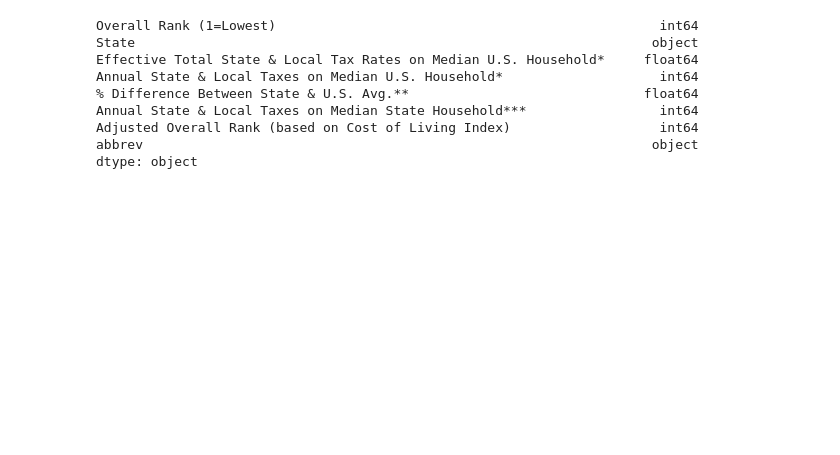
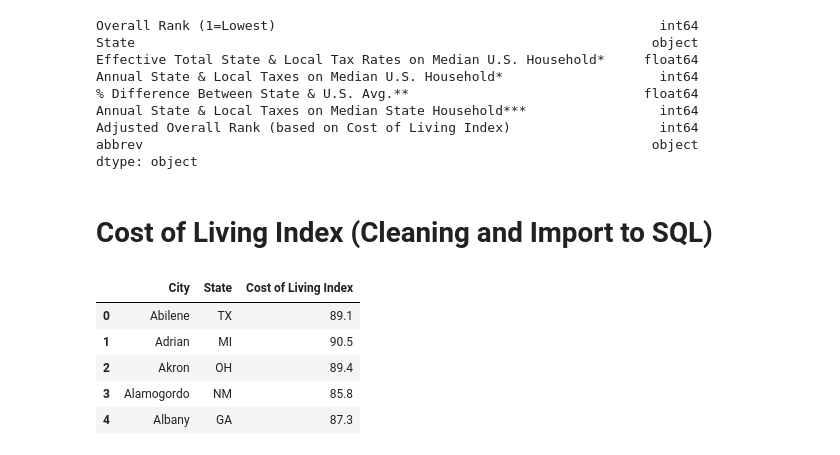
Before and after one commit to sjpozzuoli/Daves_Eagles, a Jupyter notebook: SQL Data Join/2021Tax_StringEncoder.ipynb, the cells around one changed output. Drawn from its saved outputs; the diff is of its cells as text; code cells hidden in the pictures; blank space fills up the shorter version.

```diff
--- a/SQL Data Join/2021Tax_StringEncoder.ipynb
+++ b/SQL Data Join/2021Tax_StringEncoder.ipynb
@@ -158,3 +158,17 @@ engine = create_engine(db_string)
 # %%
 #Import the Tax Data to SQL
 tax_rate.to_sql(name='tax_rates', con=engine)
+# %% [markdown]
+# Cost of Living Index (Cleaning and Import to SQL)
+# %%
+#import the file into pandas df
+file_to_load = "advisorsmith_cost_of_living_index.csv"
+col_index = pd.read_csv(file_to_load)
+col_index.head()
+# %% [output]
+|  | City | State | Cost of Living Index |
+| 0 | Abilene | TX | 89.1 |
+| 1 | Adrian | MI | 90.5 |
+| 2 | Akron | OH | 89.4 |
+| 3 | Alamogordo | NM | 85.8 |
+| 4 | Albany | GA | 87.3 |
```
Also changed, not shown: parts of 7 cells of this notebook.
